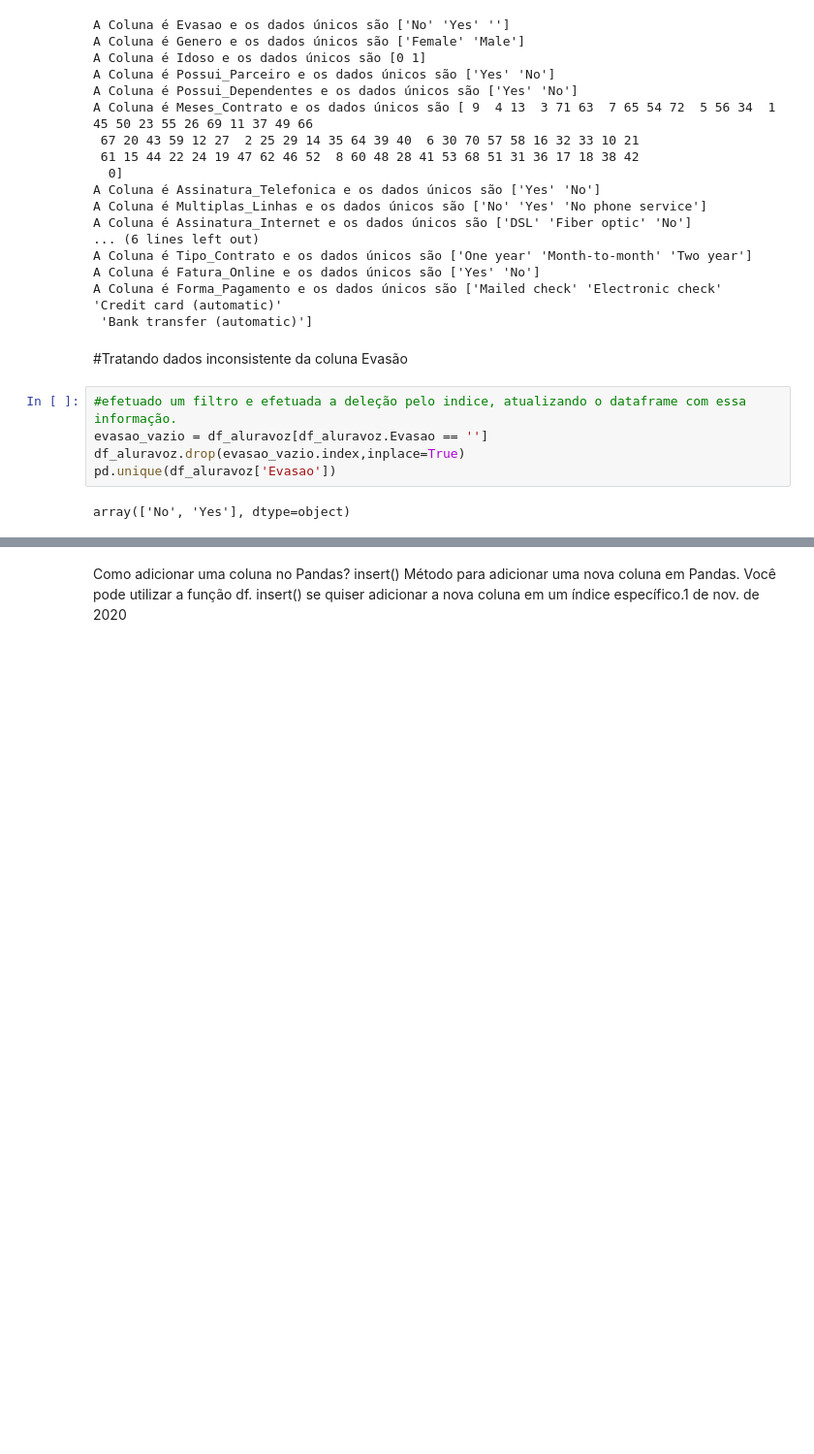
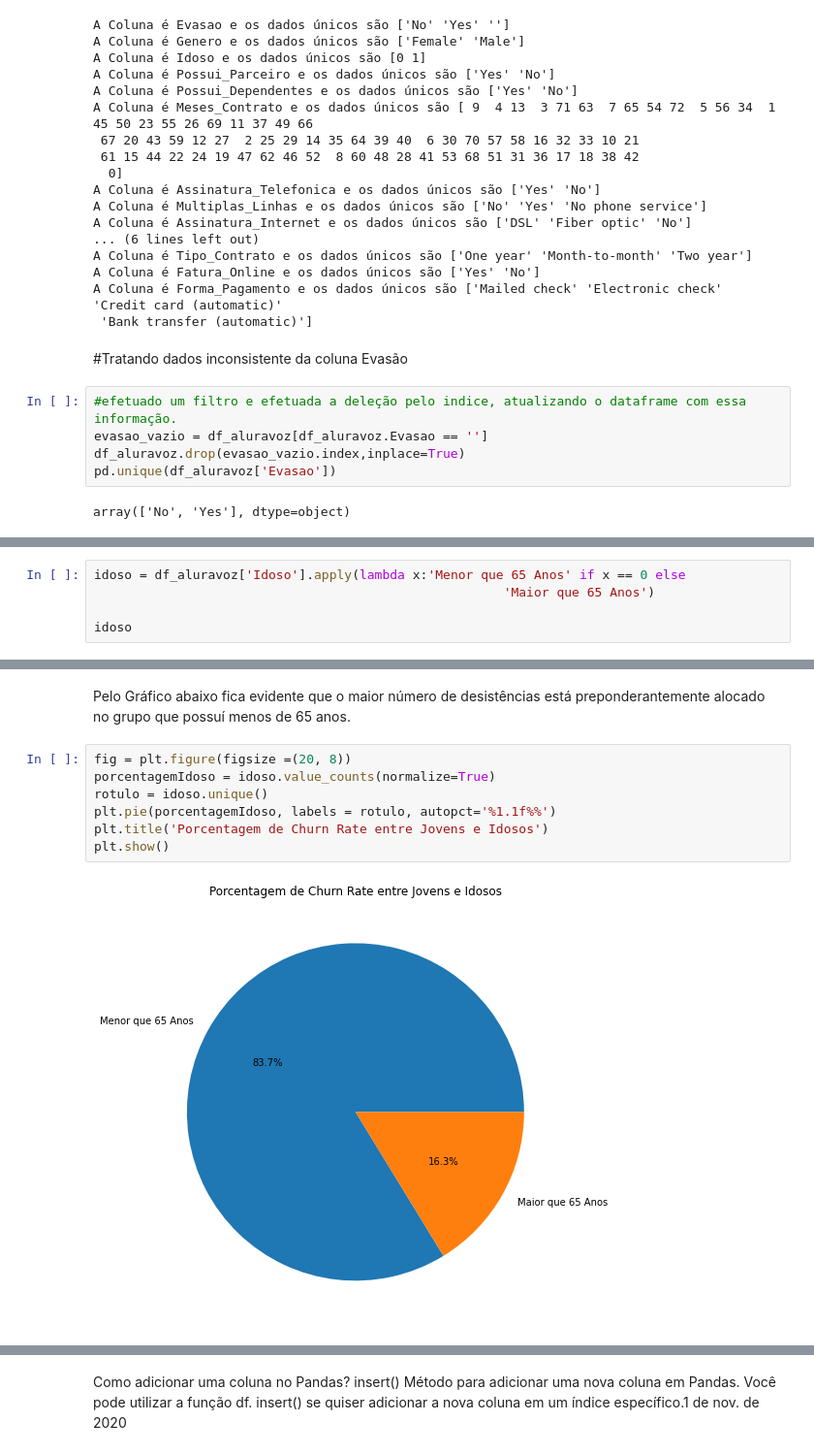
Before and after one commit to wellingtonsouza32/ChallengeAlura, a Jupyter notebook: challenge_semana_1.ipynb, the cells around one changed output, grey strips where cells are left out. Shown at 97% size. Drawn from its saved outputs; the diff is of its cells as text; blank space fills up the shorter version.

```diff
--- a/challenge_semana_1.ipynb
+++ b/challenge_semana_1.ipynb
@@ -352,0 +356,5 @@ array(['No', 'Yes'], dtype=object)
+# %%
+idoso = df_aluravoz['Idoso'].apply(lambda x:'Menor que 65 Anos' if x == 0 else
+                                                      'Maior que 65 Anos')
+
+idoso
@@ -359,0 +395,11 @@ len(evasao_clientes)
+# %% [markdown]
+Pelo Gráfico abaixo fica evidente que o maior número de desistências está preponderantemente alocado no grupo que possuí menos de 65 anos.
+# %%
+fig = plt.figure(figsize =(20, 8))
+porcentagemIdoso = idoso.value_counts(normalize=True)
+rotulo = idoso.unique()
+plt.pie(porcentagemIdoso, labels = rotulo, autopct='%1.1f%%')
+plt.title('Porcentagem de Churn Rate entre Jovens e Idosos')
+plt.show()
+# %% [output]
+[figure, added]
```
Also changed, not shown: parts of 16 cells of this notebook.
